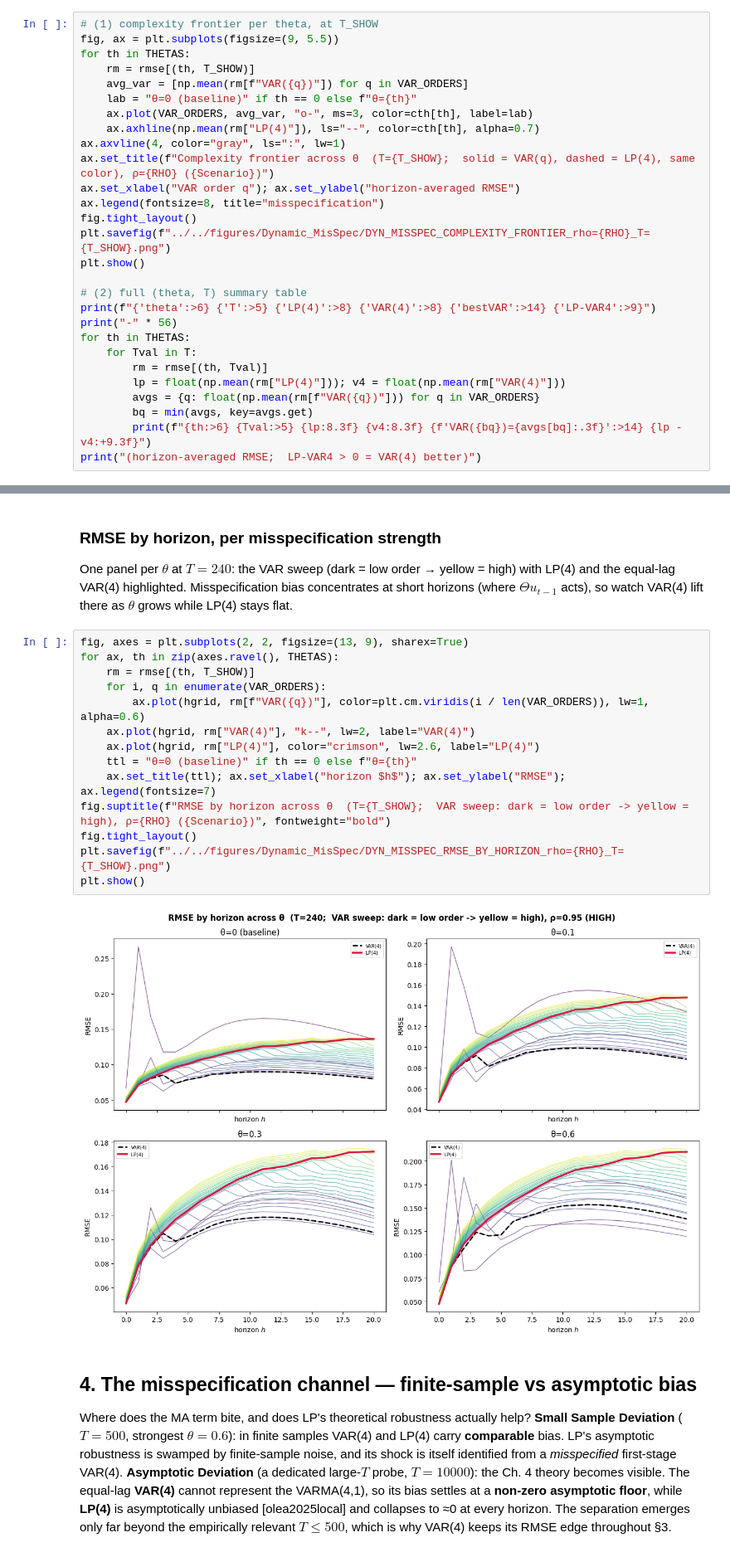
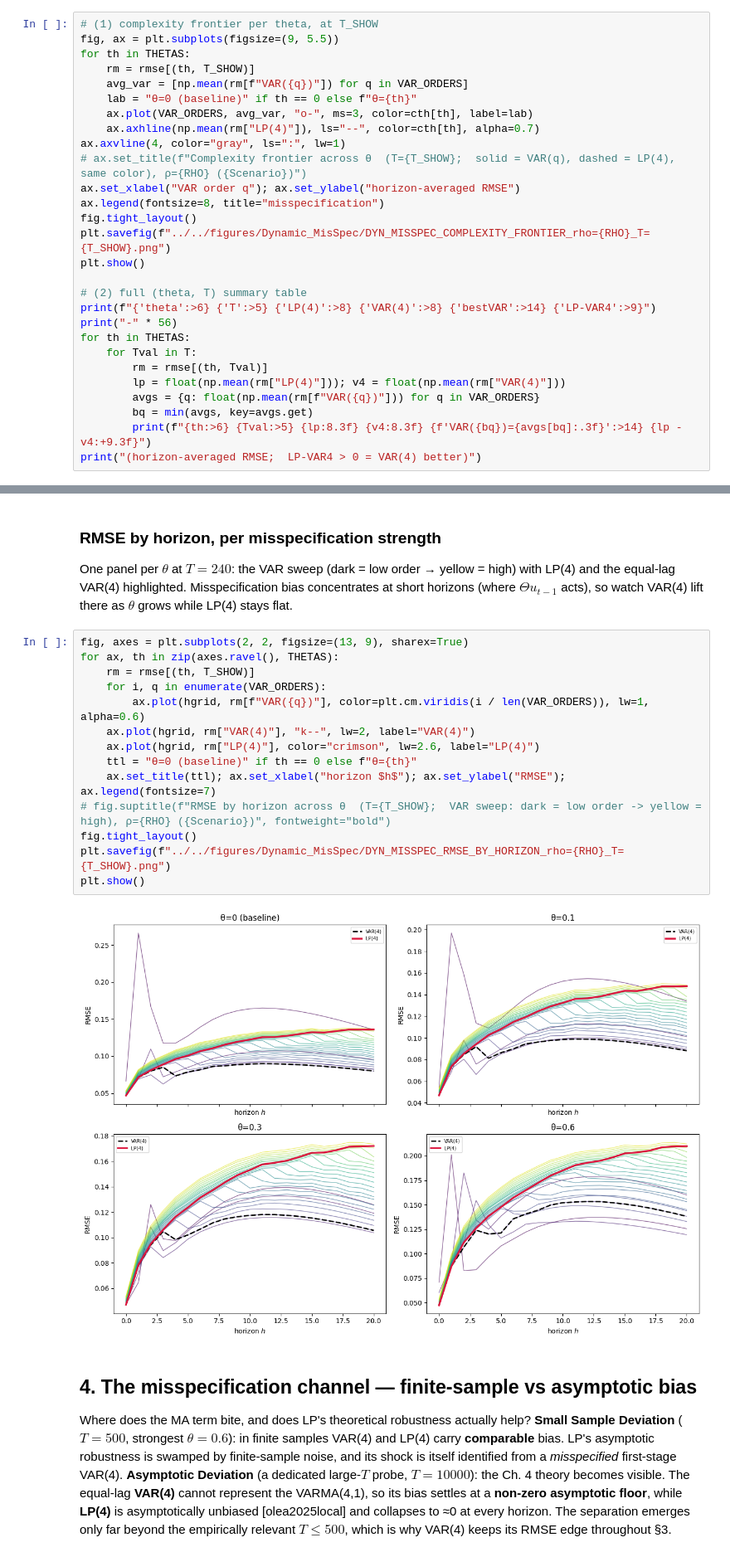
Before and after one commit to Aaron030/Monte_Carlo-LP_vs_VAR, a Jupyter notebook: experiments/Extension_Dynamic_Misspec/HIGH_Extension_Dynamic_MisSpec.ipynb, the cells around one changed output, grey strips where cells are left out. Shown at 83% size. Cells and saved outputs as stored; diff of their text form.

```diff
--- a/experiments/Extension_Dynamic_Misspec/HIGH_Extension_Dynamic_MisSpec.ipynb
+++ b/experiments/Extension_Dynamic_Misspec/HIGH_Extension_Dynamic_MisSpec.ipynb
@@ -122,7 +122,7 @@ for th in THETAS:
     ax.plot(VAR_ORDERS, avg_var, "o-", ms=3, color=cth[th], label=lab)
     ax.axhline(np.mean(rm["LP(4)"]), ls="--", color=cth[th], alpha=0.7)
 ax.axvline(4, color="gray", ls=":", lw=1)
-ax.set_title(f"Complexity frontier across θ  (T={T_SHOW};  solid = VAR(q), dashed = LP(4), same color), ρ={RHO} ({Scenario})")
+# ax.set_title(f"Complexity frontier across θ  (T={T_SHOW};  solid = VAR(q), dashed = LP(4), same color), ρ={RHO} ({Scenario})")
 ax.set_xlabel("VAR order q"); ax.set_ylabel("horizon-averaged RMSE")
 ax.legend(fontsize=8, title="misspecification")
 fig.tight_layout()
@@ -168,19 +168,19 @@ One panel per $\theta$ at $T=240$: the VAR sweep (dark = low order → yellow =
 # %%
 fig, axes = plt.subplots(2, 2, figsize=(13, 9), sharex=True)
 for ax, th in zip(axes.ravel(), THETAS):
     rm = rmse[(th, T_SHOW)]
     for i, q in enumerate(VAR_ORDERS):
         ax.plot(hgrid, rm[f"VAR({q})"], color=plt.cm.viridis(i / len(VAR_ORDERS)), lw=1, alpha=0.6)
     ax.plot(hgrid, rm["VAR(4)"], "k--", lw=2, label="VAR(4)")
     ax.plot(hgrid, rm["LP(4)"], color="crimson", lw=2.6, label="LP(4)")
     ttl = "θ=0 (baseline)" if th == 0 else f"θ={th}"
     ax.set_title(ttl); ax.set_xlabel("horizon $h$"); ax.set_ylabel("RMSE"); ax.legend(fontsize=7)
-fig.suptitle(f"RMSE by horizon across θ  (T={T_SHOW};  VAR sweep: dark = low order -> yellow = high), ρ={RHO} ({Scenario})", fontweight="bold")
+# fig.suptitle(f"RMSE by horizon across θ  (T={T_SHOW};  VAR sweep: dark = low order -> yellow = high), ρ={RHO} ({Scenario})", fontweight="bold")
 fig.tight_layout()
 plt.savefig(f"../../figures/Dynamic_MisSpec/DYN_MISSPEC_RMSE_BY_HORIZON_rho={RHO}_T={T_SHOW}.png")
 plt.show()
 # %% [output]
-[figure, old version]
+[figure, new version]
 # %% [markdown]
 ## 4. The misspecification channel — finite-sample vs asymptotic bias
 
```
Also changed, not shown: parts of 7 cells of this notebook, 42 other files.
